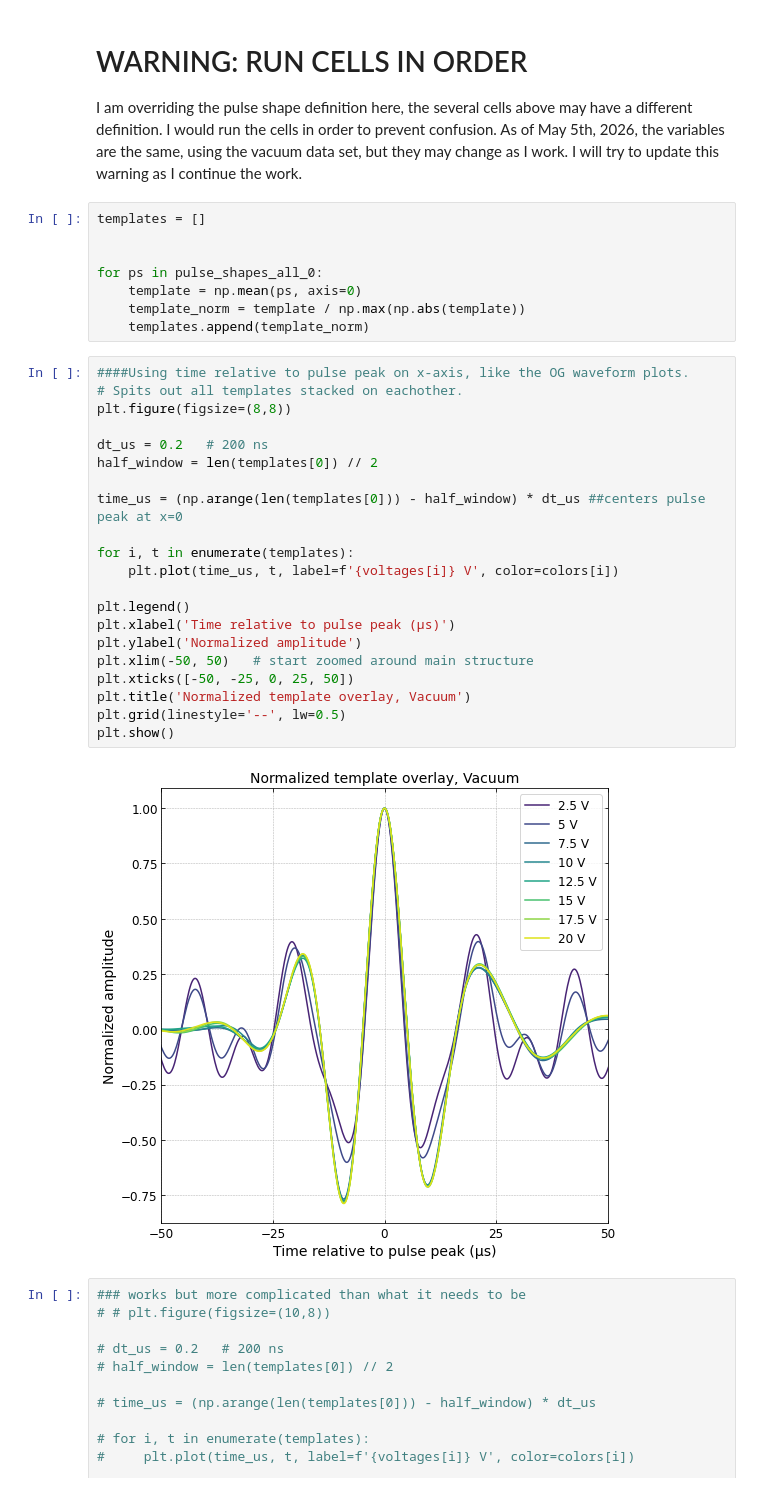
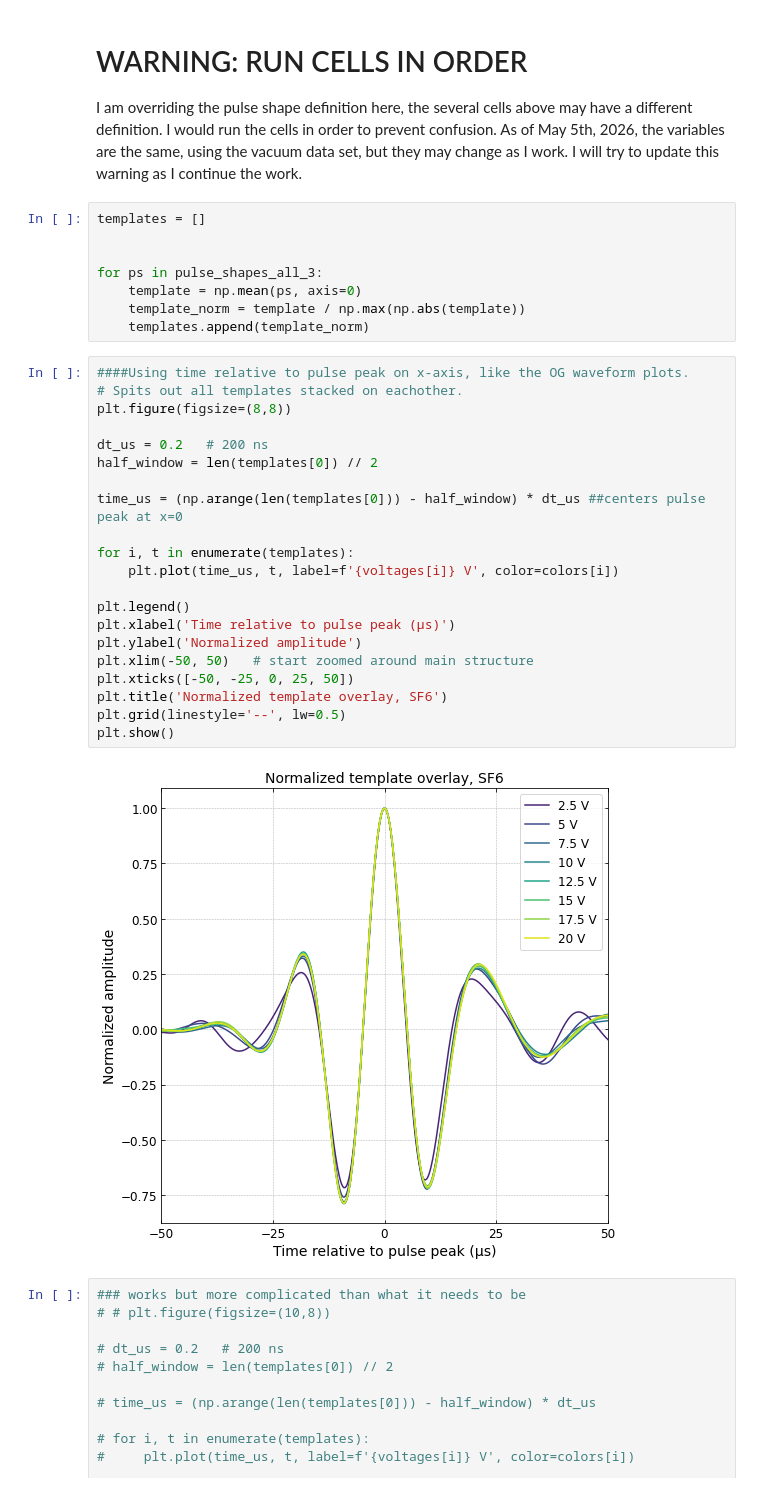
Before and after one commit to JBaeza-Rubio/Gas-collisions-time-resolution, a Jupyter notebook: 20260320_sphere_20260215_impulse_calibration.ipynb, the cells around one changed output. Drawn from its saved outputs; the diff is of its cells as text.

```diff
--- a/20260320_sphere_20260215_impulse_calibration.ipynb
+++ b/20260320_sphere_20260215_impulse_calibration.ipynb
@@ -1330,33 +1339,33 @@ I am overriding the pulse shape definition here, the several cells above may hav
 templates = []
 
 
-for ps in pulse_shapes_all_0:
+for ps in pulse_shapes_all_3:
     template = np.mean(ps, axis=0)
     template_norm = template / np.max(np.abs(template))
     templates.append(template_norm)
 # %%
 ####Using time relative to pulse peak on x-axis, like the OG waveform plots.
 # Spits out all templates stacked on eachother.
 plt.figure(figsize=(8,8))
 
 dt_us = 0.2   # 200 ns
 half_window = len(templates[0]) // 2
 
 time_us = (np.arange(len(templates[0])) - half_window) * dt_us ##centers pulse peak at x=0
 
 for i, t in enumerate(templates):
     plt.plot(time_us, t, label=f'{voltages[i]} V', color=colors[i])
 
 plt.legend()
 plt.xlabel('Time relative to pulse peak (μs)')
 plt.ylabel('Normalized amplitude')
 plt.xlim(-50, 50)   # start zoomed around main structure
 plt.xticks([-50, -25, 0, 25, 50])
-plt.title('Normalized template overlay, Vacuum')
+plt.title('Normalized template overlay, SF6')
 plt.grid(linestyle='--', lw=0.5)
 plt.show()
 # %% [output]
-[figure, old version]
+[figure, new version]
 # %%
 ### works but more complicated than what it needs to be
 # # plt.figure(figsize=(10,8))
```
Also changed, not shown: parts of 13 cells of this notebook.
